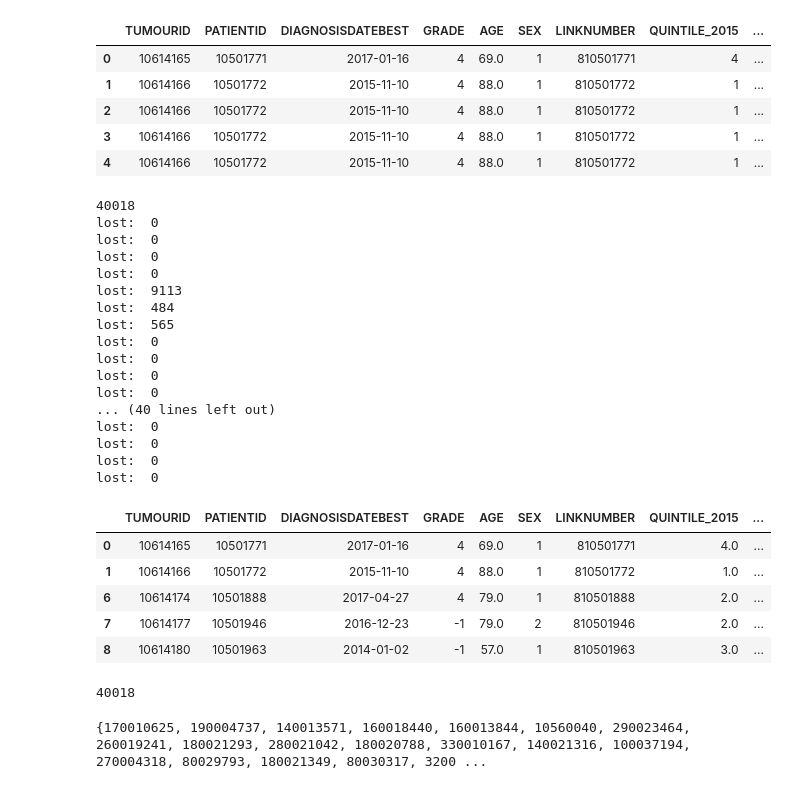
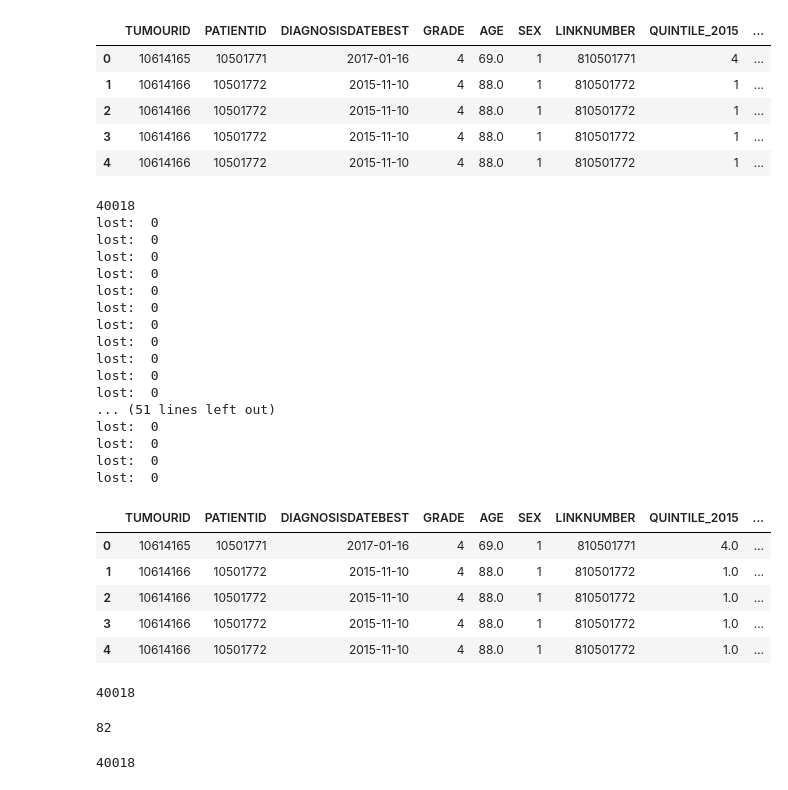
Before and after one commit to dkaizhang/federated-survival, a Jupyter notebook: preprocess.ipynb, the cells around one changed output. Drawn from its saved outputs; the diff is of its cells as text; code cells hidden in the pictures.

Commit message:
Only most recent data for each patient

```diff
--- a/preprocess.ipynb
+++ b/preprocess.ipynb
@@ -202,51 +154,65 @@ df.head()
 # %%
 ### flattening to only keep latest, most complete entry
 print(df['PATIENTID'].nunique())
-to_max = ['GRADE','TUMOUR_COUNT','SACT','REGIMEN_COUNT','CLINICAL_TRIAL_INDICATOR','CHEMO_RADIATION_INDICATOR','DAYS_TO_FIRST_SURGERY','DAYS_SINCE_DIAGNOSIS']
-to_max = to_max + list(df.columns[df.columns.str.startswith('SITE_') | df.columns.str.startswith('LAT_')])
+to_max = ['GRADE','TUMOUR_COUNT','SACT','REGIMEN_COUNT','CLINICAL_TRIAL_INDICATOR','NORMALISED_HEIGHT','NORMALISED_WEIGHT','CHEMO_RADIATION_INDICATOR','DAYS_TO_FIRST_SURGERY','DAYS_SINCE_DIAGNOSIS','BENIGN_BEHAVIOUR']
+to_max = to_max + list(df.columns[df.columns.str.startswith('SITE_') | df.columns.str.startswith('LAT_') | df.columns.str.startswith('CREG_')])
 to_median = ['QUINTILE_2015']
 to_min = ['AGE']
 
 for m in to_max:
     df = add_aggregate(df,what='max',target=m,groupby='PATIENTID',name=m)
 for m in to_median:
     df = add_aggregate(df,what='median',target=m,groupby='PATIENTID',name=m)
 for m in to_min:
     df = add_aggregate(df,what='min',target=m,groupby='PATIENTID',name=m)
 df.head()
 # %% [output]
 40018
 lost:  0
 lost:  0
 lost:  0
 lost:  0
-lost:  9113
-lost:  484
-lost:  565
 lost:  0
 lost:  0
 lost:  0
 lost:  0
-... (40 lines left out)
+lost:  0
+lost:  0
+lost:  0
+... (51 lines left out)
 lost:  0
 lost:  0
 lost:  0
 lost:  0
 |  | TUMOURID | PATIENTID | DIAGNOSISDATEBEST | GRADE | AGE | SEX | LINKNUMBER | QUINTILE_2015 | ... |
 | 0 | 10614165 | 10501771 | 2017-01-16 | 4 | 69.0 | 1 | 810501771 | 4.0 | ... |
 | 1 | 10614166 | 10501772 | 2015-11-10 | 4 | 88.0 | 1 | 810501772 | 1.0 | ... |
-| 6 | 10614174 | 10501888 | 2017-04-27 | 4 | 79.0 | 1 | 810501888 | 2.0 | ... |
-| 7 | 10614177 | 10501946 | 2016-12-23 | -1 | 79.0 | 2 | 810501946 | 2.0 | ... |
-| 8 | 10614180 | 10501963 | 2014-01-02 | -1 | 57.0 | 1 | 810501963 | 3.0 | ... |
+| 2 | 10614166 | 10501772 | 2015-11-10 | 4 | 88.0 | 1 | 810501772 | 1.0 | ... |
+| 3 | 10614166 | 10501772 | 2015-11-10 | 4 | 88.0 | 1 | 810501772 | 1.0 | ... |
+| 4 | 10614166 | 10501772 | 2015-11-10 | 4 | 88.0 | 1 | 810501772 | 1.0 | ... |
 # %%
 df['PATIENTID'].nunique()
 # %% [output]
 40018
 # %%
+# should be 82 as per above (uncertain cases)
 lost = set(patient_ids) - set(df.PATIENTID)
-print(lost)
+print(len(lost))
 # %% [output]
-{170010625, 190004737, 140013571, 160018440, 160013844, 10560040, 290023464, 260019241, 180021293, 280021042, 180020788, 330010167, 140021316, 100037194, 270004318, 80029793, 180021349, 80030317, 3200 ...
+82
+# %%
+# this should go last
+df = df.drop(columns = ['DIAGNOSISDATEBEST', 'DATE_DECISION_TO_TREAT', 'START_DATE_OF_REGIMEN', 'DATE_DECISION_TO_TREAT', 'START_DATE_OF_REGIMEN'])
+df = df.drop(columns = ['CLINICAL_TRIAL', 'CHEMO_RADIATION'])
+# might include cycle info later
+df = df.drop(columns = ['MERGED_CYCLE_ID','CYCLE_NUMBER', 'START_DATE_OF_CYCLE'])
+df = df.drop(columns = ['DEATHCAUSECODE_2'])
+df = df.drop(columns = ['TUMOURID','LINKNUMBER'])
+df = df.drop_duplicates()
+print(df['PATIENTID'].nunique())
+# df = df.drop(columns = ['PATIENTID'])
+# %% [output]
+40018
 # %%
 # unscaled pandas
 print(len(df))
```
Also changed, not shown: parts of 10 cells of this notebook.
